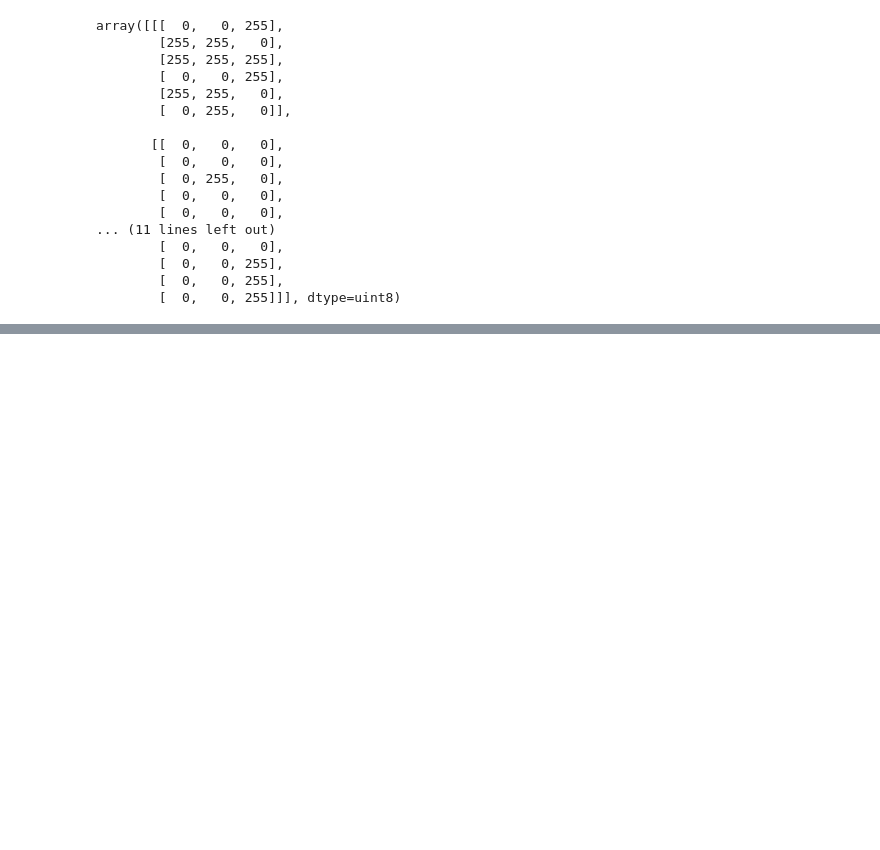
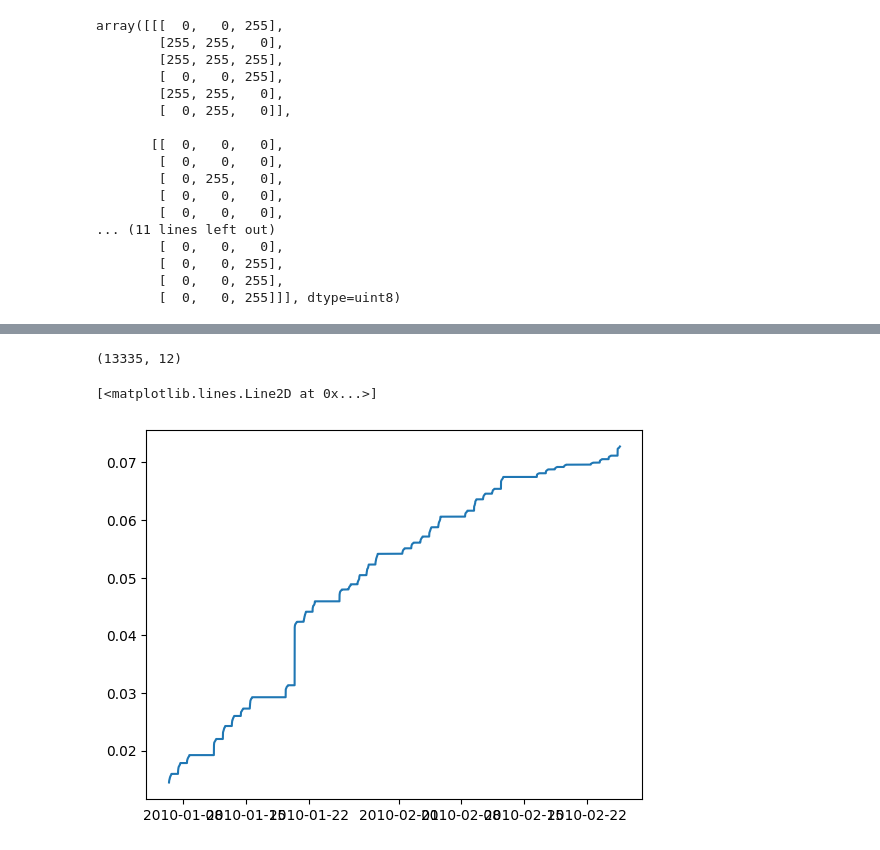
Before and after one commit to NicolasBuehringer/Bachelorarbeit, a Jupyter notebook: RV_calculation_new.ipynb, the cells around one changed output, grey strips where cells are left out. Saved outputs shown, nothing was run; the diff lists cells and outputs as text; code cells hidden in the pictures; blank space fills up the shorter version.

```diff
--- a/RV_calculation_new.ipynb
+++ b/RV_calculation_new.ipynb
@@ -461,0 +417,2 @@ NameError: name 'realized_volatility' is not defined
+# %%
+ibm_train_split = ibm_train_split[381:]
@@ -461,0 +439,4 @@ NameError: name 'realized_volatility' is not defined
+# %%
+ibm_train_split.set_index('Date Time', inplace=True)
+# %%
+ibm_train_split_small = ibm_train_split[:381*35]
@@ -461,0 +518,11 @@ NameError: name 'realized_volatility' is not defined
+# %%
+ibm_train_split_small.shape
+# %% [output]
+(13335, 12)
+# %%
+ibm_train_split_small_2 = ibm_train_split_small[["realized_vol", "forward_RV"]]
+# %%
+plt.plot(ibm_train_split_small_2["forward_RV"])
+# %% [output]
+[<matplotlib.lines.Line2D at 0x...>]
+[figure, added]
```
Also changed, not shown: parts of 76 cells of this notebook, 2 other files.
